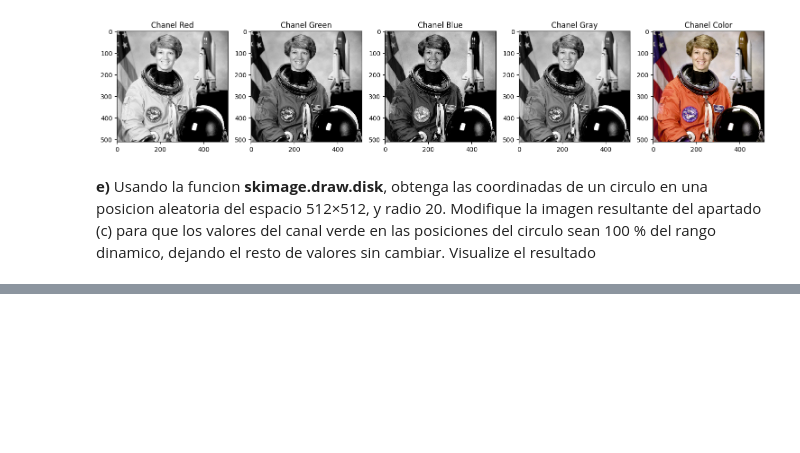
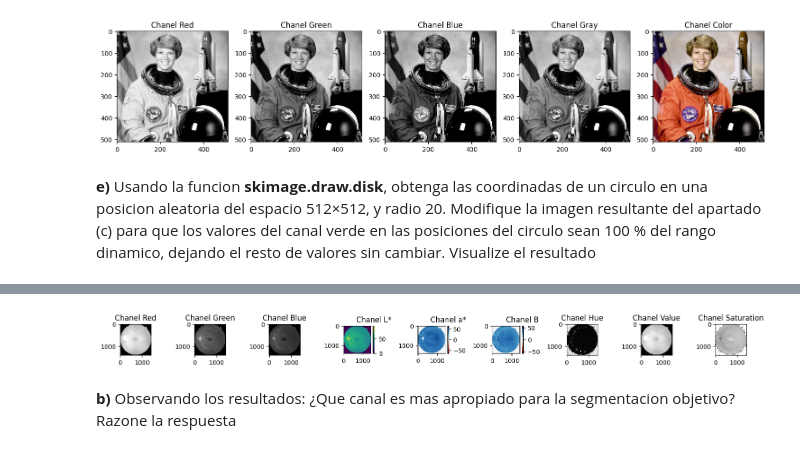
Before and after one commit to ChantaClown/3-year, a Jupyter notebook: computer_vision/p1/practica1.ipynb, the cells around one changed output, grey strips where cells are left out. Cells and saved outputs as stored; diff of their text form; code cells hidden in the pictures; blank space fills up the shorter version.

```diff
--- a/computer_vision/p1/practica1.ipynb
+++ b/computer_vision/p1/practica1.ipynb
@@ -371,0 +383,64 @@ astro_circle = None
+# %%
+retina = data.retina()
+butterfly = "butterfly.jpg"
+
+retina_r = retina[..., 0]
+retina_g = retina[..., 1]
+retina_b = retina[..., 2]
+
+retina_lab = rgb2lab(retina)
+retina_l = retina_lab[..., 0]
+retina_a = retina_lab[..., 1]
+retina_B = retina_lab[..., 2]
+
+retina_hsv = rgb2hsv(retina)
+retina_h = retina_hsv[..., 0]
+retina_s = retina_hsv[..., 1]
+retina_v = retina_hsv[..., 2]
+# %%
+# Visualizamos las imagenes
+plt.figure(figsize=(15, 15))
+
+plt.subplot(1, 9, 1)
+io.imshow(retina_r)
+plt.title("Chanel Red")
+
+plt.subplot(1, 9, 2)
+io.imshow(retina_g)
+plt.title("Chanel Green")
+
+plt.subplot(1, 9, 3)
+io.imshow(retina_b)
+plt.title("Chanel Blue")
+
+
+plt.subplot(1, 9, 4)
+io.imshow(retina_l)
+plt.title("Chanel L*")
+
+plt.subplot(1, 9, 5)
+io.imshow(retina_a)
+plt.title("Chanel a*")
+
+plt.subplot(1, 9, 6)
+io.imshow(retina_B)
+plt.title("Chanel B")
+
+
+plt.subplot(1, 9, 7)
+io.imshow(retina_h)
+plt.title("Chanel Hue")
+
+plt.subplot(1, 9, 8)
+io.imshow(retina_v)
+plt.title("Chanel Value")
+
+plt.subplot(1, 9, 9)
+io.imshow(retina_s)
+plt.title("Chanel Saturation")
+
+plt.show()
+# %% [output]
+[figure, added]
+# %% [markdown]
+__b)__ Observando los resultados: ¿Que canal es mas apropiado para la segmentacion objetivo? Razone la respuesta
```
Also changed, not shown: parts of 18 cells of this notebook, 1 other file.
